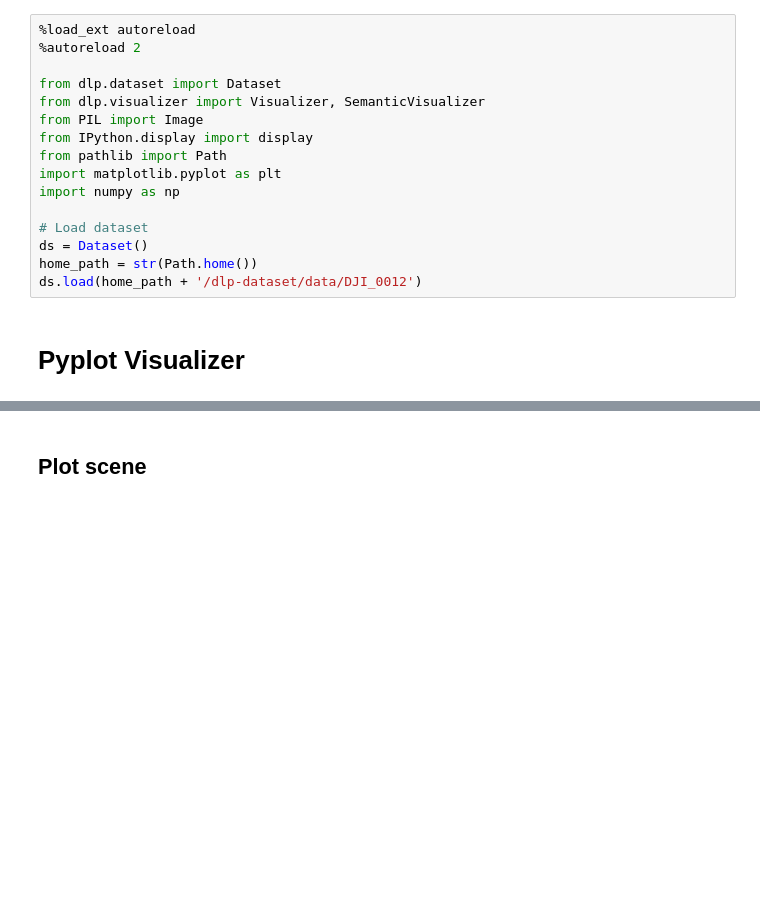
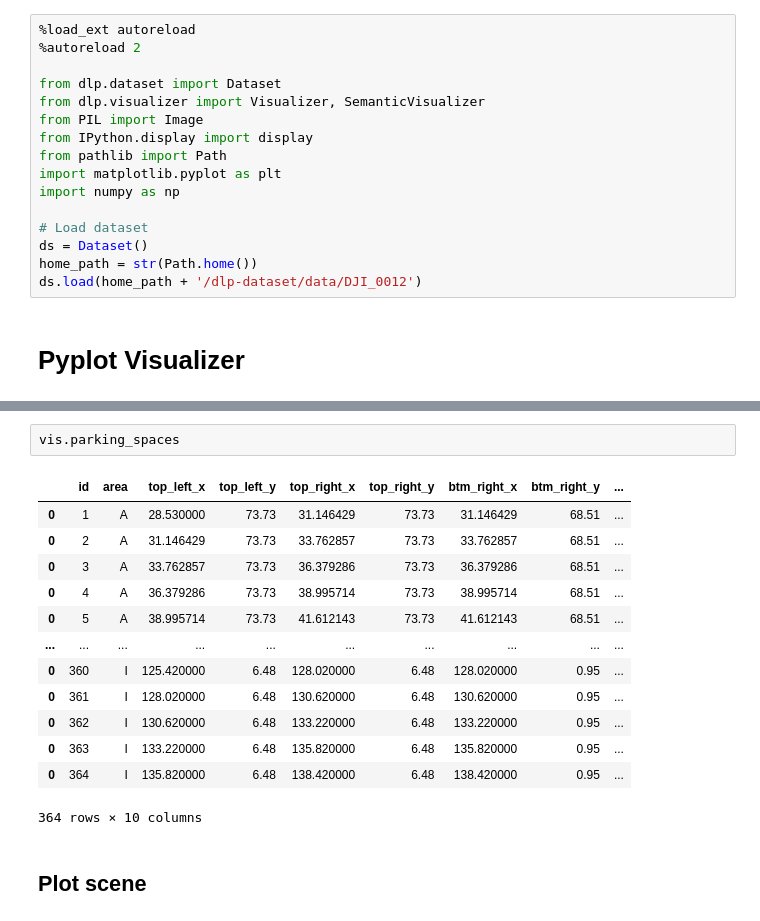
Before and after one commit to AZero712/dlp-dataset, a Jupyter notebook: notebooks/visualization.ipynb, the cells around one changed output, grey strips where cells are left out. Saved outputs shown, nothing was run; the diff lists cells and outputs as text; blank space fills up the shorter version.

```diff
--- a/notebooks/visualization.ipynb
+++ b/notebooks/visualization.ipynb
@@ -40,3 +44,19 @@ vis = Visualizer(ds)
+# %%
+vis.parking_spaces
+# %% [output]
+|  | id | area | top_left_x | top_left_y | top_right_x | top_right_y | btm_right_x | btm_right_y | ... |
+| 0 | 1 | A | 28.530000 | 73.73 | 31.146429 | 73.73 | 31.146429 | 68.51 | ... |
+| 0 | 2 | A | 31.146429 | 73.73 | 33.762857 | 73.73 | 33.762857 | 68.51 | ... |
+| 0 | 3 | A | 33.762857 | 73.73 | 36.379286 | 73.73 | 36.379286 | 68.51 | ... |
+| 0 | 4 | A | 36.379286 | 73.73 | 38.995714 | 73.73 | 38.995714 | 68.51 | ... |
+| 0 | 5 | A | 38.995714 | 73.73 | 41.612143 | 73.73 | 41.612143 | 68.51 | ... |
+| ... | ... | ... | ... | ... | ... | ... | ... | ... | ... |
+| 0 | 360 | I | 125.420000 | 6.48 | 128.020000 | 6.48 | 128.020000 | 0.95 | ... |
+| 0 | 361 | I | 128.020000 | 6.48 | 130.620000 | 6.48 | 130.620000 | 0.95 | ... |
+| 0 | 362 | I | 130.620000 | 6.48 | 133.220000 | 6.48 | 133.220000 | 0.95 | ... |
+| 0 | 363 | I | 133.220000 | 6.48 | 135.820000 | 6.48 | 135.820000 | 0.95 | ... |
+| 0 | 364 | I | 135.820000 | 6.48 | 138.420000 | 6.48 | 138.420000 | 0.95 | ... |
+364 rows × 10 columns
 # %% [markdown]
 ## Plot scene
 # %%
```
Also changed, not shown: parts of 2 cells of this notebook, 2 other files.
